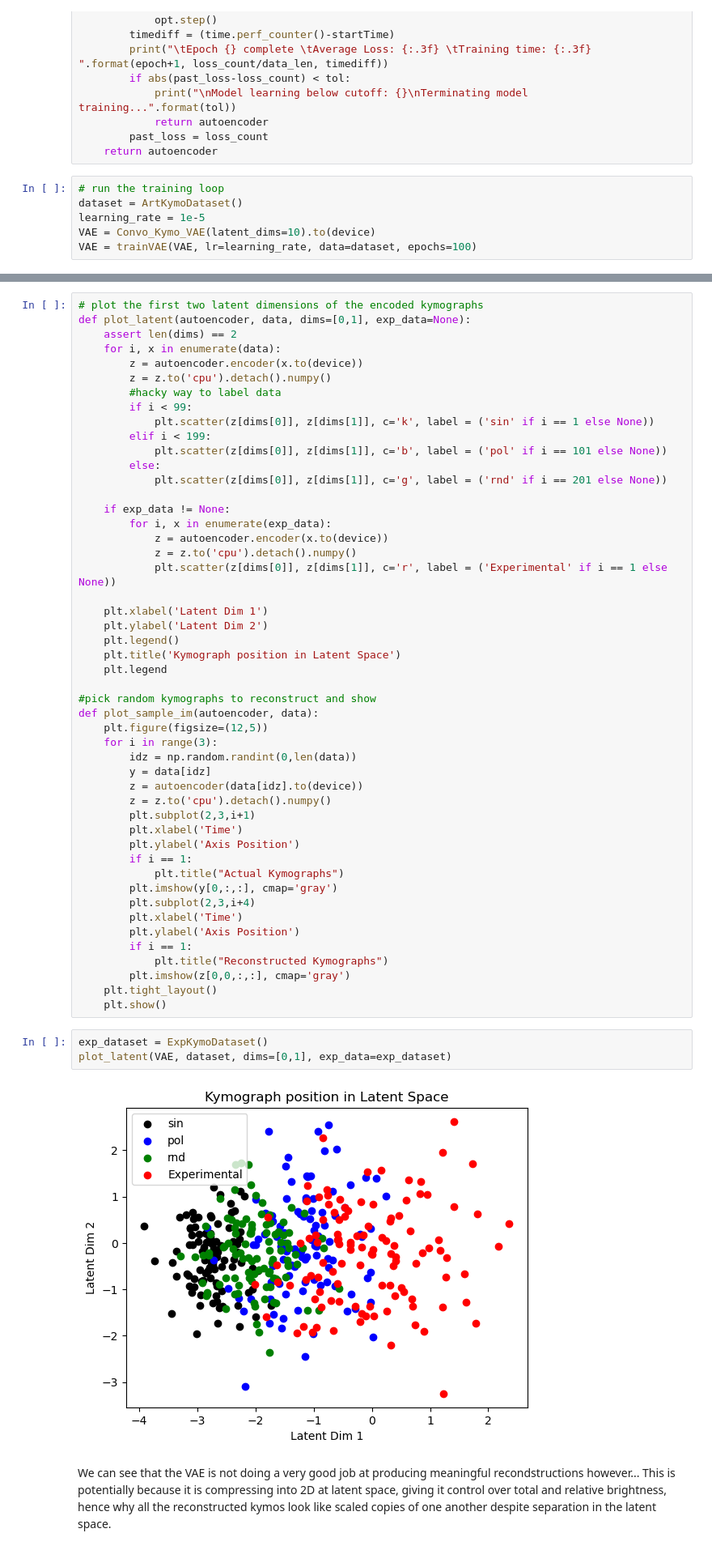
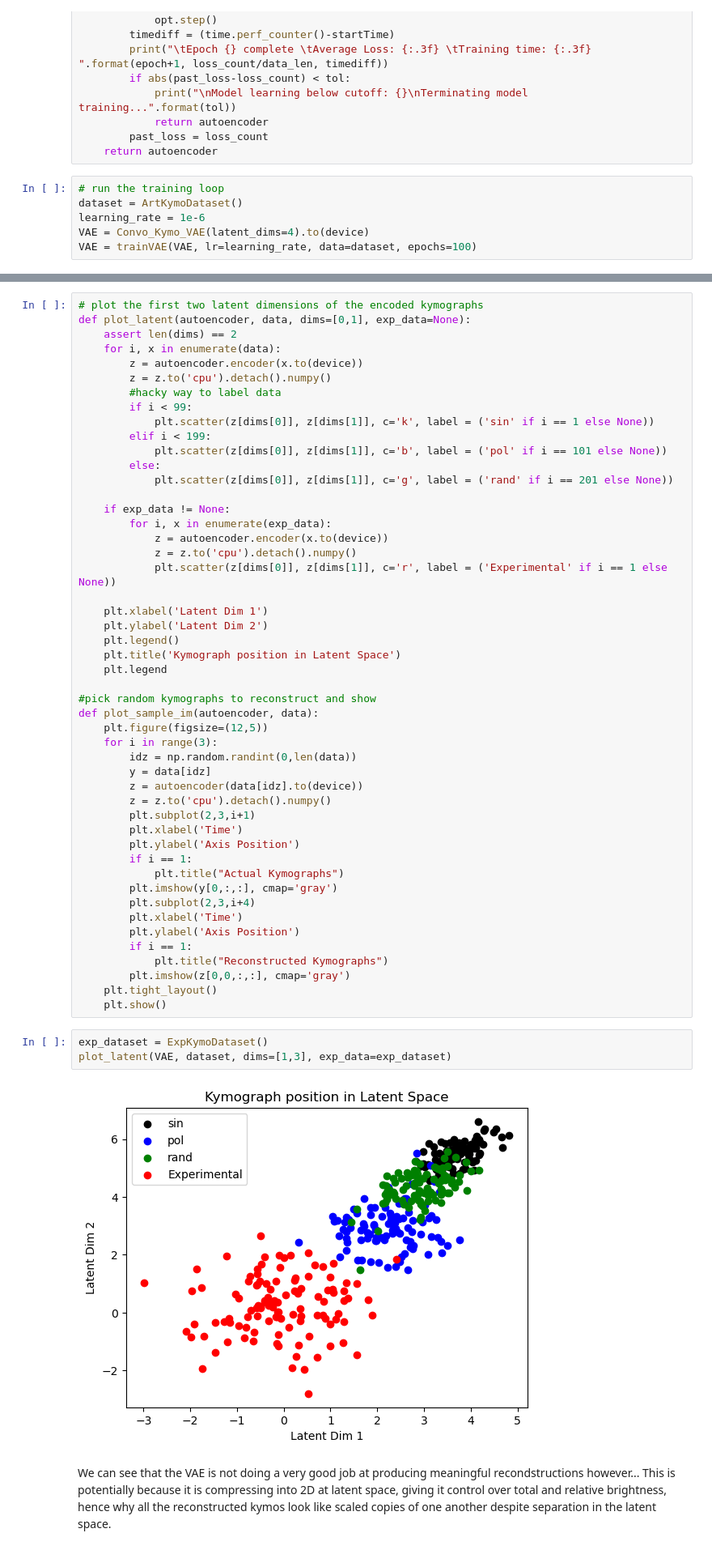
Before and after one commit to jstickelmaier/wonglab-capstone, a Jupyter notebook: DotsTorch/Kymo_VAE.ipynb, the cells around one changed output, grey strips where cells are left out. Shown at 81% size. Cells and saved outputs as stored; diff of their text form.

```diff
--- a/DotsTorch/Kymo_VAE.ipynb
+++ b/DotsTorch/Kymo_VAE.ipynb
@@ -246,7 +246,7 @@ def trainVAE(autoencoder, lr, data, epochs=10, tol = 1000):
 # %%
 # run the training loop
 dataset = ArtKymoDataset()
-learning_rate = 1e-5
-VAE = Convo_Kymo_VAE(latent_dims=10).to(device)
+learning_rate = 1e-6
+VAE = Convo_Kymo_VAE(latent_dims=4).to(device)
 VAE = trainVAE(VAE, lr=learning_rate, data=dataset, epochs=100)
 # %% [output]
@@ -283,7 +280,7 @@ def plot_latent(autoencoder, data, dims=[0,1], exp_data=None):
         elif i < 199:
             plt.scatter(z[dims[0]], z[dims[1]], c='b', label = ('pol' if i == 101 else None))
         else:
-            plt.scatter(z[dims[0]], z[dims[1]], c='g', label = ('rnd' if i == 201 else None))
+            plt.scatter(z[dims[0]], z[dims[1]], c='g', label = ('rand' if i == 201 else None))
 
     if exp_data != None:
         for i, x in enumerate(exp_data):
@@ -321,9 +318,9 @@ def plot_sample_im(autoencoder, data):
     plt.show()
 # %%
 exp_dataset = ExpKymoDataset()
-plot_latent(VAE, dataset, dims=[0,1], exp_data=exp_dataset)
+plot_latent(VAE, dataset, dims=[1,3], exp_data=exp_dataset)
 # %% [output]
-[figure, old version]
+[figure, new version]
 # %% [markdown]
 We can see that the VAE is not doing a very good job at producing meaningful recondstructions however...
 This is potentially because it is compressing into 2D at latent space, giving it control over total and relative brightness, hence why all the reconstructed kymos look like scaled copies of one another despite separation in the latent space.
```
Also changed, not shown: parts of 2 cells of this notebook.
